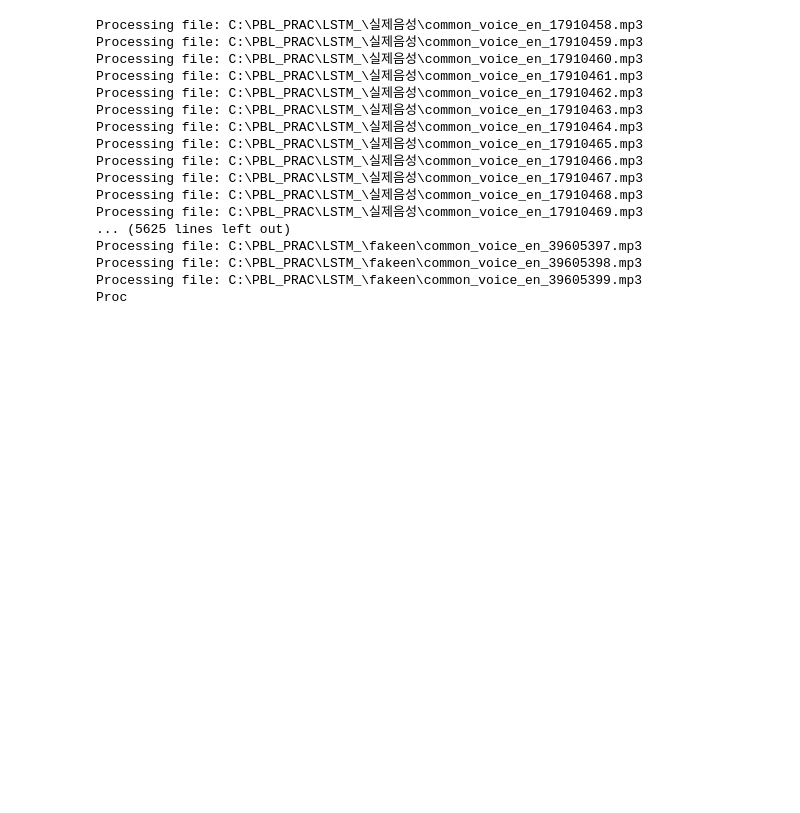
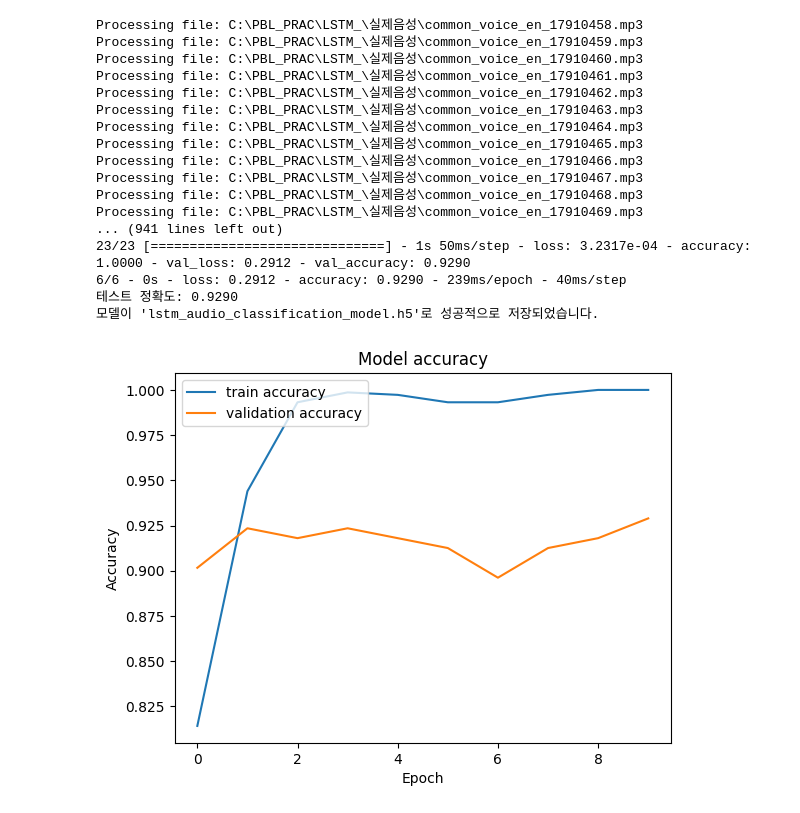
Before and after one commit to limsoheesoso/pbl, a Jupyter notebook: LSTMtraining.ipynb, the cells around one changed output. Drawn from its saved outputs; the diff is of its cells as text; code cells hidden in the pictures; blank space fills up the shorter version.

```diff
--- a/LSTMtraining.ipynb
+++ b/LSTMtraining.ipynb
@@ -4,7 +4,7 @@ import numpy as np
 import librosa
 from sklearn.model_selection import train_test_split
 from sklearn.preprocessing import LabelEncoder
-from tensorflow.keras.models import Sequential
+from tensorflow.keras.models import Sequential, load_model
 from tensorflow.keras.layers import LSTM, Dense
 from tensorflow.keras.utils import to_categorical
 import matplotlib.pyplot as plt
@@ -49,7 +49,7 @@ def load_dataset(data_dir, label, n_mfcc=20, max_pad_len=174):
 
 # 진짜 사람 음성 데이터와 기계 음성 데이터 경로
 real_voice_dir = r'C:\PBL_PRAC\LSTM_\실제음성'  # 실제 사람 음성 데이터 경로
-machine_voice_dir = r'C:\PBL_PRAC\LSTM_\fakeen'  # 기계 음성 데이터 경로
+machine_voice_dir = r'C:\PBL_PRAC\LSTM_\fake'  # 기계 음성 데이터 경로
 
 # 데이터셋 로드
 real_features, real_labels = load_dataset(real_voice_dir, label='real')
@@ -111,35 +111,60 @@ print("모델이 'lstm_audio_classification_model.h5'로 성공적으로 저장
 
 # 학습 곡선 시각화
 plt.plot(history.history['accuracy'], label='train accuracy')
 plt.plot(history.history['val_accuracy'], label='validation accuracy')
 plt.title('Model accuracy')
 plt.ylabel('Accuracy')
 plt.xlabel('Epoch')
 plt.legend(loc='upper left')
 plt.show()
 
 plt.plot(history.history['loss'], label='train loss')
 plt.plot(history.history['val_loss'], label='validation loss')
 plt.title('Model loss')
 plt.ylabel('Loss')
 plt.xlabel('Epoch')
 plt.legend(loc='upper left')
 plt.show()
+
+# 새로운 음성 파일 예측
+# 모델 로드
+model = load_model('lstm_audio_classification_model.h5')
+
+# 새로운 음성 파일 경로
+new_audio_file_path = 'C:\PBL_PRAC\LSTM_\실제음성\common_voice_en_17910465.mp3'  # 여기에 새 음성 파일 경로를 넣으세요.
+
+# 새로운 음성 파일의 MFCC 추출
+new_mfcc = extract_mfcc(new_audio_file_path)
+
+# 모델 입력 형식에 맞게 형상 변경
+new_mfcc = np.expand_dims(new_mfcc, axis=0)
+new_mfcc = np.expand_dims(new_mfcc, axis=-1)
+
+# 예측 수행
+predictions = model.predict(new_mfcc)
+predicted_label = np.argmax(predictions, axis=1)
+
+# 레이블 디코딩
+label_decoder = {0: 'machine', 1: 'real'}
+predicted_class = label_decoder[predicted_label[0]]
+
+print(f"이 음성 파일은 '{predicted_class}' 음성으로 예측되었습니다.")
 # %% [output]
 Processing file: C:\PBL_PRAC\LSTM_\실제음성\common_voice_en_17910458.mp3
 Processing file: C:\PBL_PRAC\LSTM_\실제음성\common_voice_en_17910459.mp3
 Processing file: C:\PBL_PRAC\LSTM_\실제음성\common_voice_en_17910460.mp3
 Processing file: C:\PBL_PRAC\LSTM_\실제음성\common_voice_en_17910461.mp3
 Processing file: C:\PBL_PRAC\LSTM_\실제음성\common_voice_en_17910462.mp3
 Processing file: C:\PBL_PRAC\LSTM_\실제음성\common_voice_en_17910463.mp3
 Processing file: C:\PBL_PRAC\LSTM_\실제음성\common_voice_en_17910464.mp3
 Processing file: C:\PBL_PRAC\LSTM_\실제음성\common_voice_en_17910465.mp3
 Processing file: C:\PBL_PRAC\LSTM_\실제음성\common_voice_en_17910466.mp3
 Processing file: C:\PBL_PRAC\LSTM_\실제음성\common_voice_en_17910467.mp3
 Processing file: C:\PBL_PRAC\LSTM_\실제음성\common_voice_en_17910468.mp3
 Processing file: C:\PBL_PRAC\LSTM_\실제음성\common_voice_en_17910469.mp3
-... (5625 lines left out)
-Processing file: C:\PBL_PRAC\LSTM_\fakeen\common_voice_en_39605397.mp3
-Processing file: C:\PBL_PRAC\LSTM_\fakeen\common_voice_en_39605398.mp3
-Processing file: C:\PBL_PRAC\LSTM_\fakeen\common_voice_en_39605399.mp3
-Proc
+... (941 lines left out)
+23/23 [==============================] - 1s 50ms/step - loss: 3.2317e-04 - accuracy: 1.0000 - val_loss: 0.2912 - val_accuracy: 0.9290
+6/6 - 0s - loss: 0.2912 - accuracy: 0.9290 - 239ms/epoch - 40ms/step
+테스트 정확도: 0.9290
+모델이 'lstm_audio_classification_model.h5'로 성공적으로 저장되었습니다.
+[figure, added]
```
Also changed, not shown: parts of 1 cell of this notebook.
